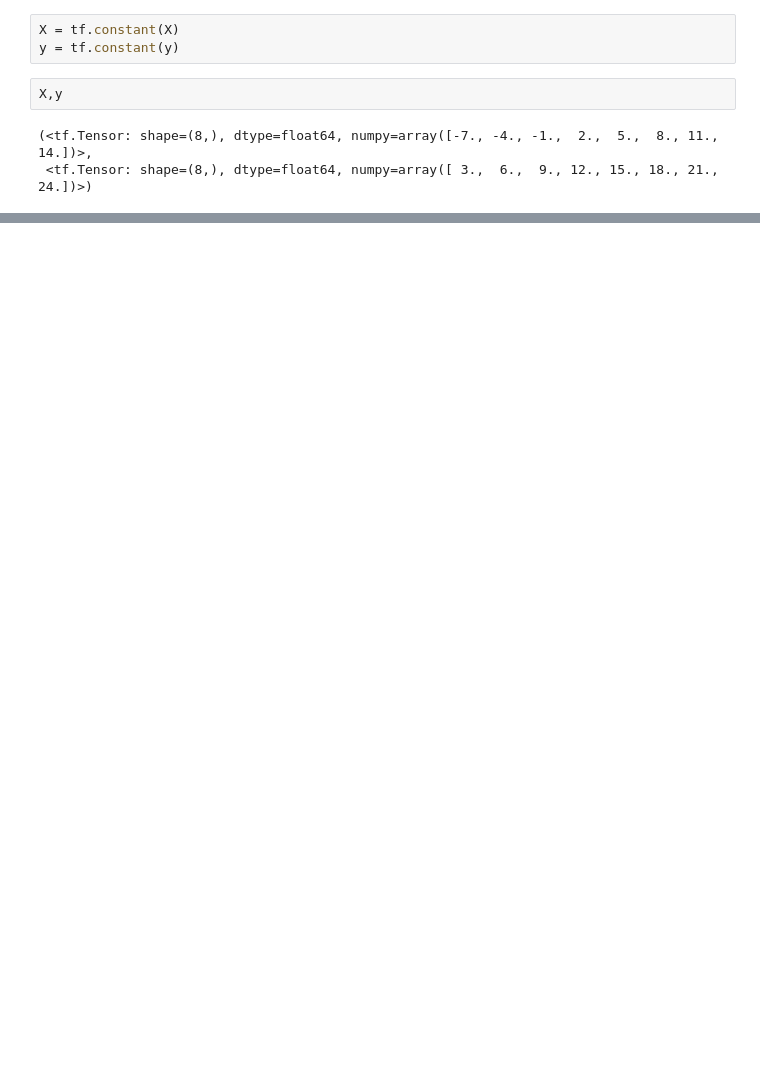
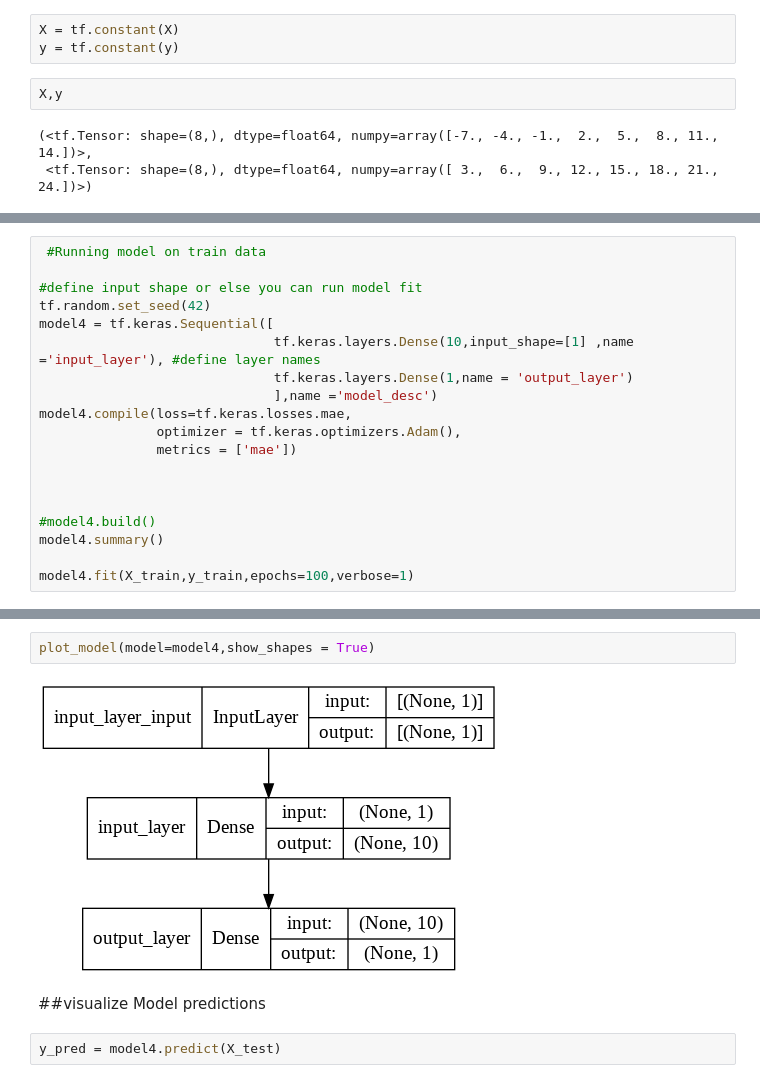
Before and after one commit to bakshitarun/python3_master_class, a Jupyter notebook: tensorflow/RegressionTensorflow.ipynb, the cells around one changed output, grey strips where cells are left out. Saved outputs shown, nothing was run; the diff lists cells and outputs as text; blank space fills up the shorter version.

```diff
--- a/tensorflow/RegressionTensorflow.ipynb
+++ b/tensorflow/RegressionTensorflow.ipynb
@@ -65,0 +201,19 @@ model.fit(X_train_full, y_train_full, epochs=100)
+# %%
+ #Running model on train data
+
+#define input shape or else you can run model fit
+tf.random.set_seed(42)
+model4 = tf.keras.Sequential([
+                              tf.keras.layers.Dense(10,input_shape=[1] ,name ='input_layer'), #define layer names
+                              tf.keras.layers.Dense(1,name = 'output_layer')
+                              ],name ='model_desc')
+model4.compile(loss=tf.keras.losses.mae,
+               optimizer = tf.keras.optimizers.Adam(),
+               metrics = ['mae'])
+
+
+
+#model4.build()
+model4.summary()
+
+model4.fit(X_train,y_train,epochs=100,verbose=1)
@@ -65,0 +239,8 @@ model.fit(X_train_full, y_train_full, epochs=100)
+# %%
+plot_model(model=model4,show_shapes = True)
+# %% [output]
+[figure, added]
+# %% [markdown]
+##visualize Model predictions
+# %%
+y_pred = model4.predict(X_test)
```
Also changed, not shown: parts of 27 cells of this notebook.
